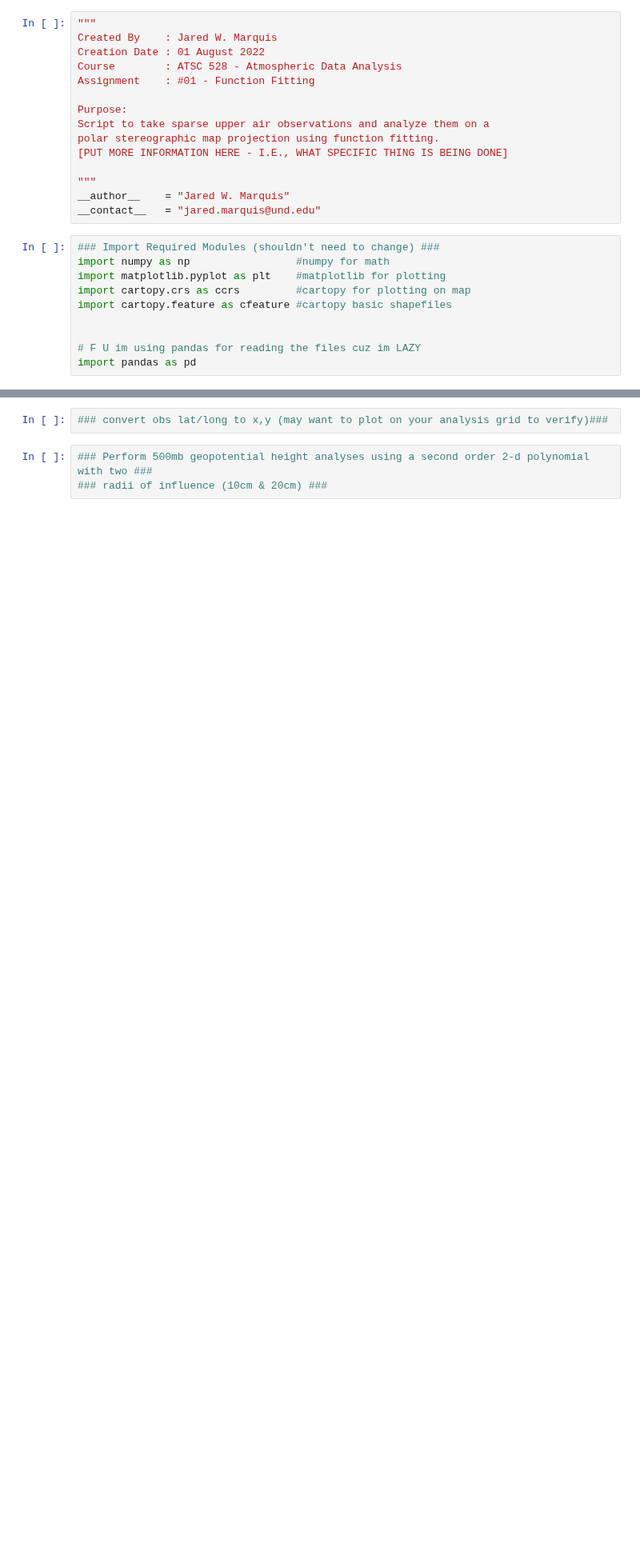
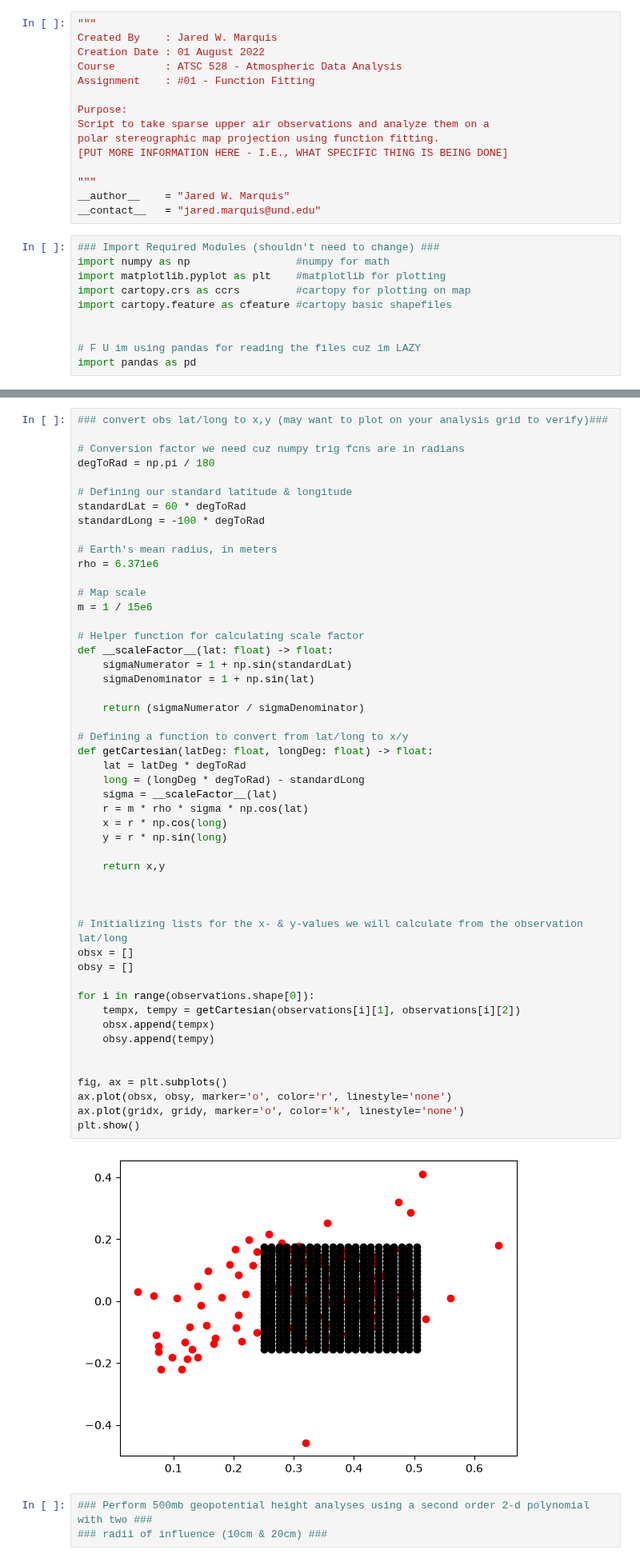
Before and after one commit to Old-World-Yew/ATSC528, a Jupyter notebook: 2-Function_Fitting/function_fitting.ipynb, the cells around one changed output, grey strips where cells are left out. Shown at 80% size. Saved outputs shown, nothing was run; the diff lists cells and outputs as text; blank space fills up the shorter version.

```diff
--- a/2-Function_Fitting/function_fitting.ipynb
+++ b/2-Function_Fitting/function_fitting.ipynb
@@ -79,5 +91,55 @@ IndexError: index 135 is out of bounds for axis 0 with size 135
 # %%
 ### convert obs lat/long to x,y (may want to plot on your analysis grid to verify)###
+
+# Conversion factor we need cuz numpy trig fcns are in radians
+degToRad = np.pi / 180
+
+# Defining our standard latitude & longitude
+standardLat = 60 * degToRad
+standardLong = -100 * degToRad
+
+# Earth's mean radius, in meters
+rho = 6.371e6
+
+# Map scale
+m = 1 / 15e6
+
+# Helper function for calculating scale factor
+def __scaleFactor__(lat: float) -> float:
+    sigmaNumerator = 1 + np.sin(standardLat)
+    sigmaDenominator = 1 + np.sin(lat)
+
+    return (sigmaNumerator / sigmaDenominator)
+
+# Defining a function to convert from lat/long to x/y
+def getCartesian(latDeg: float, longDeg: float) -> float:
+    lat = latDeg * degToRad
+    long = (longDeg * degToRad) - standardLong
+    sigma = __scaleFactor__(lat)
+    r = m * rho * sigma * np.cos(lat)
+    x = r * np.cos(long)
+    y = r * np.sin(long)
+
+    return x,y
+
+
+
+# Initializing lists for the x- & y-values we will calculate from the observation lat/long
+obsx = []
+obsy = []
+
+for i in range(observations.shape[0]):
+    tempx, tempy = getCartesian(observations[i][1], observations[i][2])
+    obsx.append(tempx)
+    obsy.append(tempy)
+
+
+fig, ax = plt.subplots()
+ax.plot(obsx, obsy, marker='o', color='r', linestyle='none')
+ax.plot(gridx, gridy, marker='o', color='k', linestyle='none')
+plt.show()
+# %% [output]
+[figure, added]
 # %%
 ### Perform 500mb geopotential height analyses using a second order 2-d polynomial with two ###
 ### radii of influence (10cm & 20cm) ###
```
Also changed, not shown: parts of 4 cells of this notebook.
